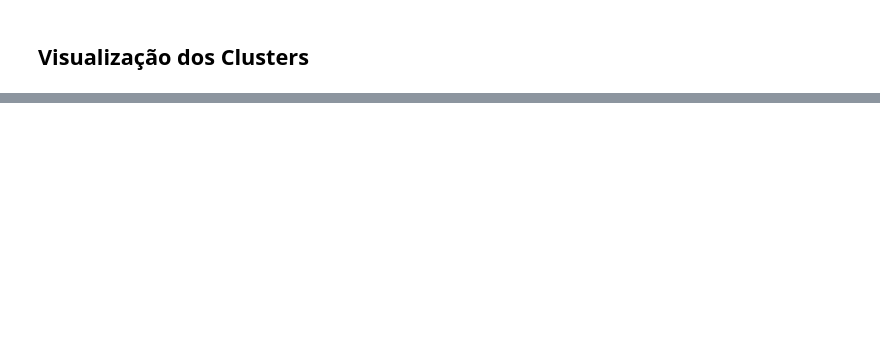
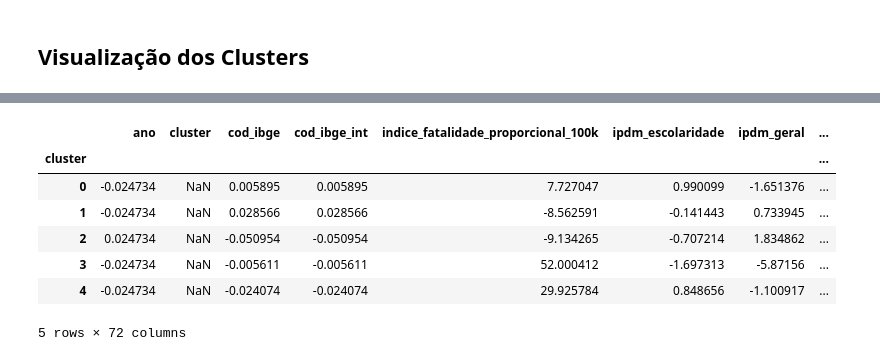
Before and after one commit to murillonardi/mack_hands_on_seguranca_viaria, a Jupyter notebook: machine learning/modelo_cluster.ipynb, the cells around one changed output, grey strips where cells are left out. Saved outputs shown, nothing was run; the diff lists cells and outputs as text; code cells hidden in the pictures; blank space fills up the shorter version.

```diff
--- a/machine learning/modelo_cluster.ipynb
+++ b/machine learning/modelo_cluster.ipynb
@@ -598,0 +596,18 @@ plt.show()
+# %%
+# Calcula a mediana de cada variável agrupada por cluster
+perfil_mediano_clusters = df.groupby('cluster').median(numeric_only=True)
+
+# Compara a mediana de cada cluster com a mediana geral do Estado de SP para ver o desvio percentual
+mediana_geral_sp = df.select_dtypes(include='number').median()
+desvio_percentual_mediano = ((perfil_mediano_clusters - mediana_geral_sp) / mediana_geral_sp) * 100
+
+display(desvio_percentual_mediano)
+# %% [output]
+|  | ano | cluster | cod_ibge | cod_ibge_int | indice_fatalidade_proporcional_100k | ipdm_escolaridade | ipdm_geral | ... |
+| cluster |  |  |  |  |  |  |  | ... |
+| 0 | -0.024734 | NaN | 0.005895 | 0.005895 | 7.727047 | 0.990099 | -1.651376 | ... |
+| 1 | -0.024734 | NaN | 0.028566 | 0.028566 | -8.562591 | -0.141443 | 0.733945 | ... |
+| 2 | 0.024734 | NaN | -0.050954 | -0.050954 | -9.134265 | -0.707214 | 1.834862 | ... |
+| 3 | -0.024734 | NaN | -0.005611 | -0.005611 | 52.000412 | -1.697313 | -5.87156 | ... |
+| 4 | -0.024734 | NaN | -0.024074 | -0.024074 | 29.925784 | 0.848656 | -1.100917 | ... |
+5 rows × 72 columns
```
Also changed, not shown: parts of 10 cells of this notebook.
